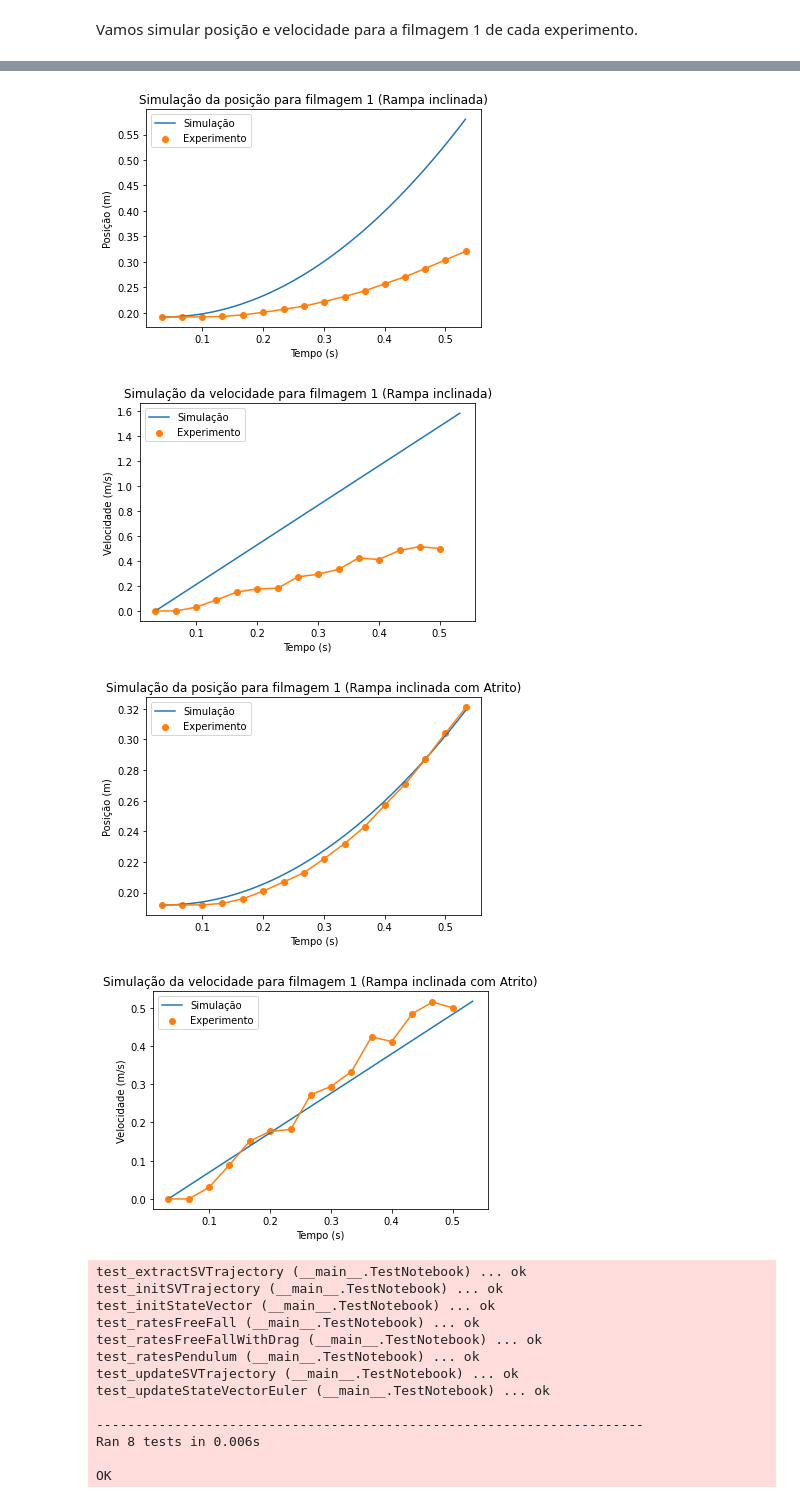
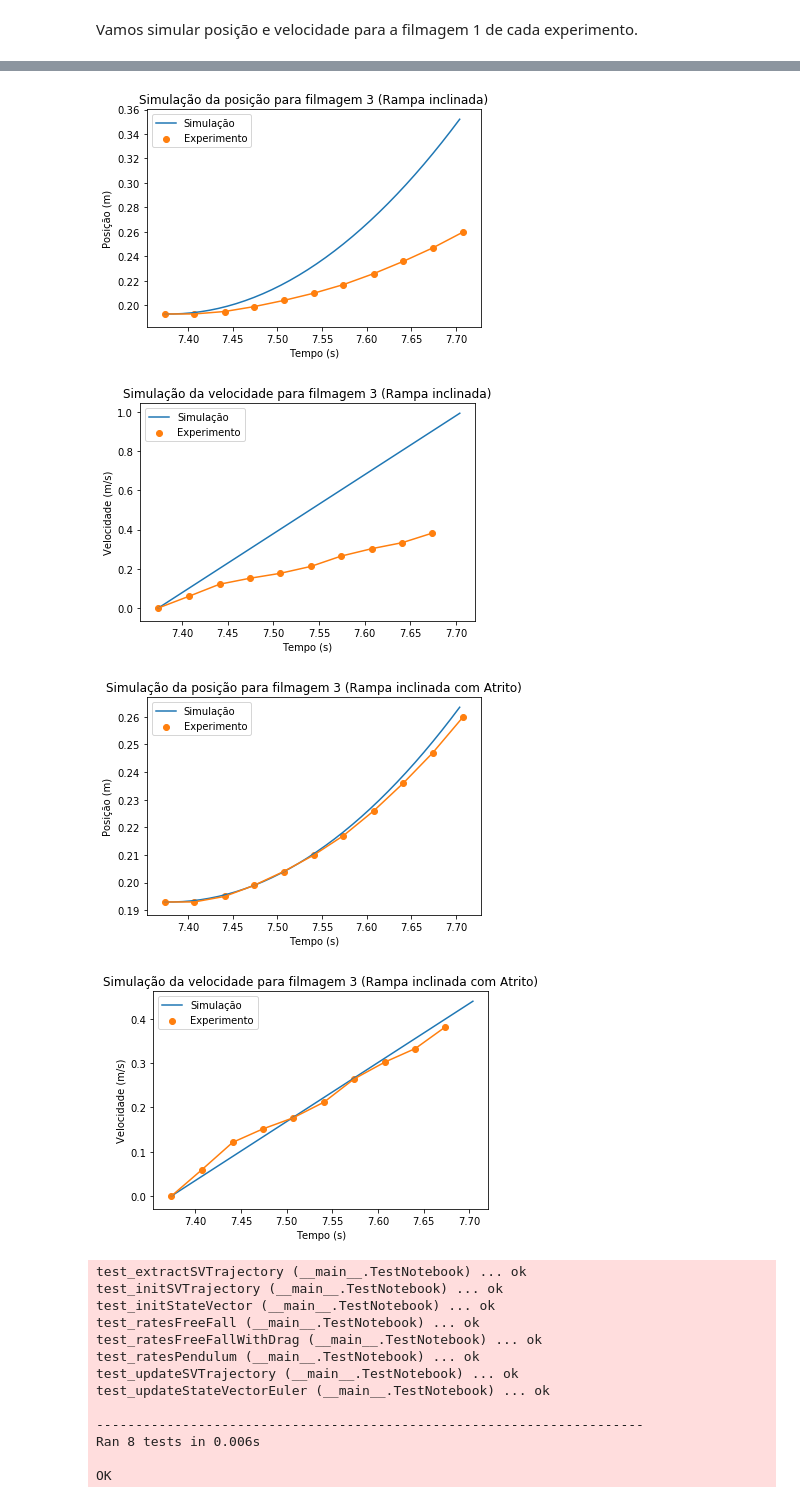
Before and after one commit to likury/EP2Modelagem, a Jupyter notebook: Simulação.ipynb, the cells around one changed output, grey strips where cells are left out. Saved outputs shown, nothing was run; the diff lists cells and outputs as text; code cells hidden in the pictures.

```diff
--- a/Simulação.ipynb
+++ b/Simulação.ipynb
@@ -195,6 +195,6 @@ simulate(dfP, 'angle', 'Pêndulo', getRatesPendulum(0), 'graus', 1)
 simulate(dfP, 'angle', 'Pêndulo com Atrito', getRatesPendulum(0.001), 'graus', 1)
 simulate(dfFF, 'position', 'Queda Livre', getRatesFreeFall(0), 'm', 1)
 simulate(dfFF, 'position', 'Queda Livre com Atrito', getRatesFreeFall(5), 'm', 1)
-simulate(dfA, 'position', 'Rampa inclinada', getRatesSlope(0, dfA, 1), 'm', 1)
-simulate(dfA, 'position', 'Rampa inclinada com Atrito', getRatesSlope(0.23, dfA, 1), 'm', 1)
+simulate(dfA, 'position', 'Rampa inclinada', getRatesSlope(0, dfA, 3), 'm', 3)
+simulate(dfA, 'position', 'Rampa inclinada com Atrito', getRatesSlope(0.18, dfA, 3), 'm', 3)
 # %% [output]
@@ -209,7 +209,7 @@ simulate(dfA, 'position', 'Rampa inclinada com Atrito', getRatesSlope(0.23, dfA,
-[figure, old version]
+[figure, new version]
-[figure, old version]
+[figure, new version]
-[figure, old version]
+[figure, new version]
-[figure, old version]
+[figure, new version]
 # %%
 import unittest
 
```
Also changed, not shown: parts of 1 cell of this notebook, 1 other file.
